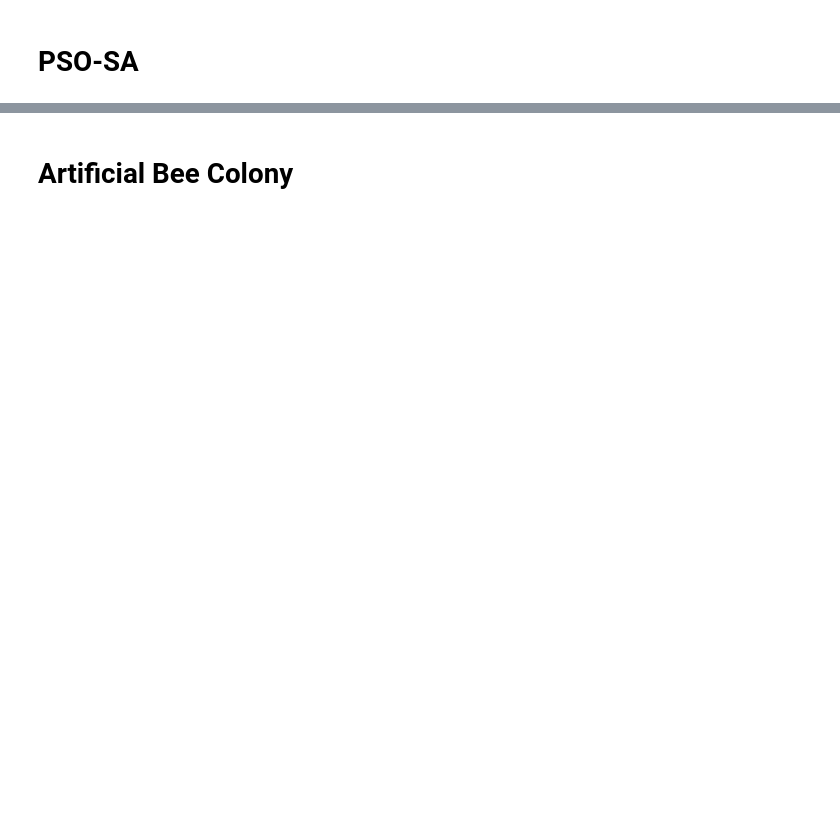
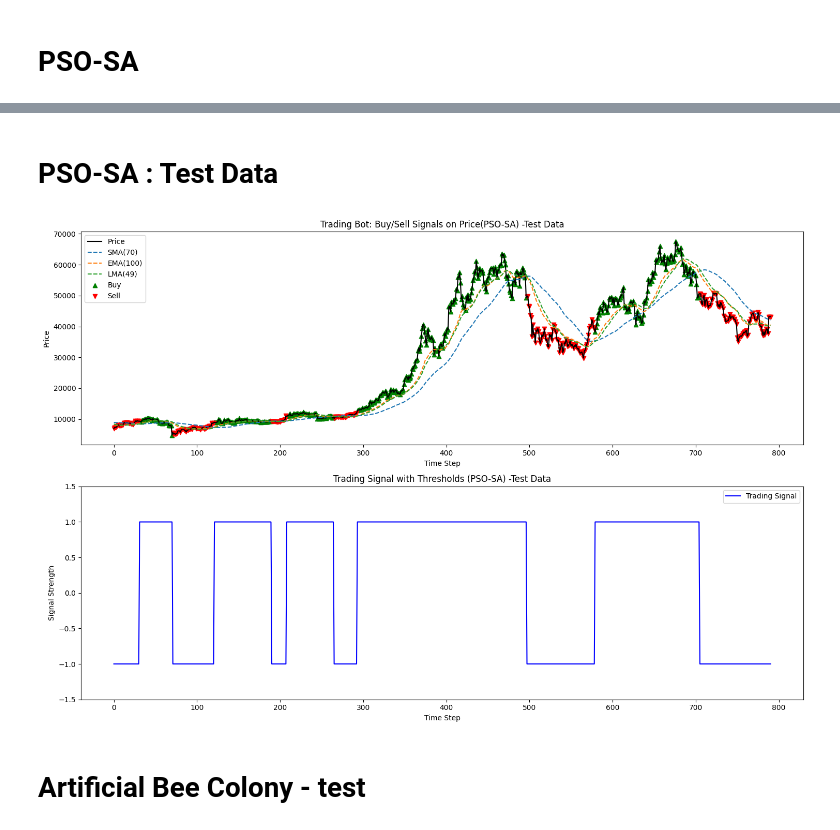
Before and after one commit to DominiAetheres/cits-4404-project, a Jupyter notebook: Deliverable02/BotCode/simulation-Graphs.ipynb, the cells around one changed output, grey strips where cells are left out. Drawn from its saved outputs; the diff is of its cells as text; code cells hidden in the pictures; blank space fills up the shorter version.

```diff
--- a/Deliverable02/BotCode/simulation-Graphs.ipynb
+++ b/Deliverable02/BotCode/simulation-Graphs.ipynb
@@ -121,4 +365,8 @@ plt.show()
+# %% [markdown]
+# PSO-SA : Test Data
 # %%
+filepath = './testDaily.csv'
+
 import matplotlib.pyplot as plt
 import numpy as np
 
@@ -192,36 +440,38 @@ while True:
     else:
         buy_signals.append(np.nan)
         sell_signals.append(np.nan)
 
 # === Plotting ===
 plt.figure(figsize=(15, 10))
 
 # --- Price & Moving Averages ---
 plt.subplot(2, 1, 1)
 plt.plot(prices_trimmed, label="Price", color='black')
 plt.plot(sma, label=f"SMA({window_sma})", linestyle='--')
 plt.plot(ema, label=f"EMA({window_ema})", linestyle='--')
 plt.plot(lma, label=f"LMA({window_lma})", linestyle='--')
 plt.scatter(range(len(buy_signals)), buy_signals, label='Buy', color='green', marker='^')
 plt.scatter(range(len(sell_signals)), sell_signals, label='Sell', color='red', marker='v')
-plt.title("Trading Bot: Buy/Sell Signals on Price")
+plt.title("Trading Bot: Buy/Sell Signals on Price(PSO-SA) -Test Data")
 plt.xlabel("Time Step")
 plt.ylabel("Price")
 plt.legend()
 
 # --- Signal with Thresholds ---
 plt.subplot(2, 1, 2)
 signal_array = np.array(signals)
 plt.plot(signal_array, label="Trading Signal", color='blue')
 plt.ylim(-1.5, 1.5)
-plt.title("Trading Signal with Thresholds")
+plt.title("Trading Signal with Thresholds (PSO-SA) -Test Data")
 plt.xlabel("Time Step")
 plt.ylabel("Signal Strength")
 plt.legend()
 
 plt.tight_layout()
 plt.show()
+# %% [output]
+[figure, added]
 # %% [markdown]
-# Artificial Bee Colony
+# Artificial Bee Colony -  test
 # %%
 # === Config Parameters (from ABC) ===
```
Also changed, not shown: parts of 14 cells of this notebook, 1 other file.
